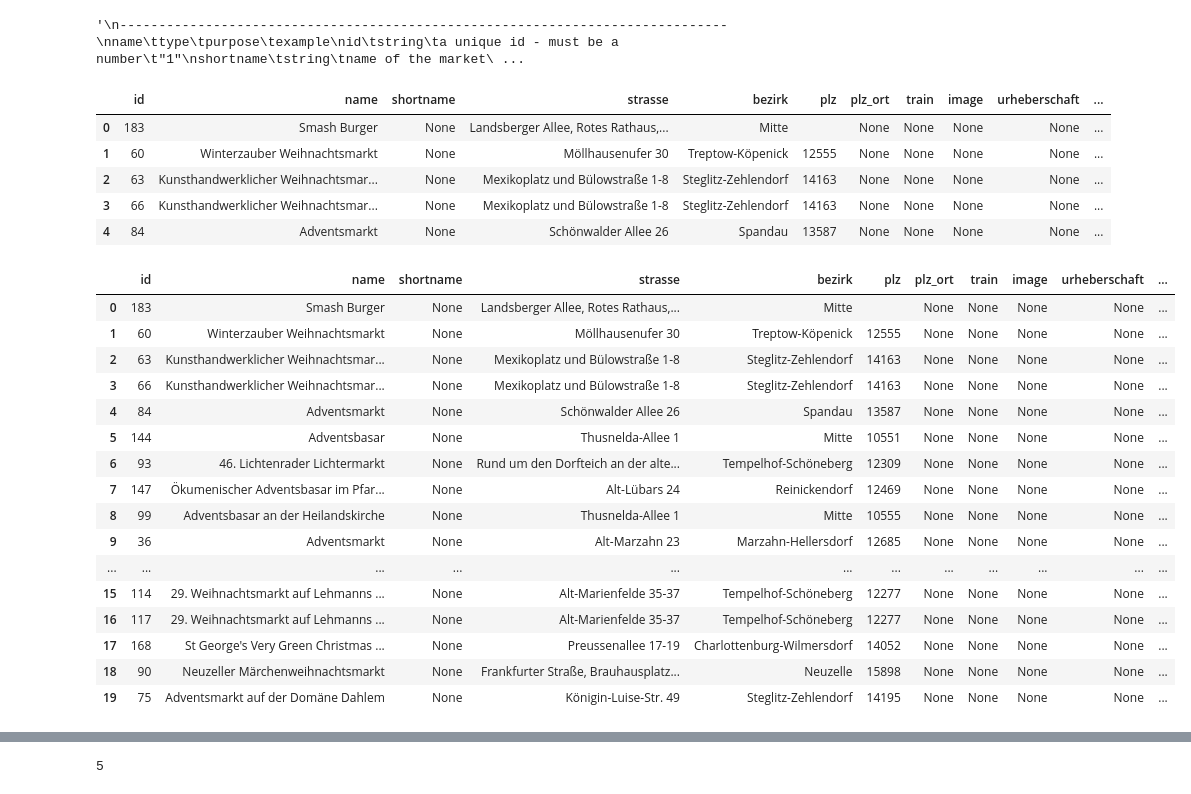
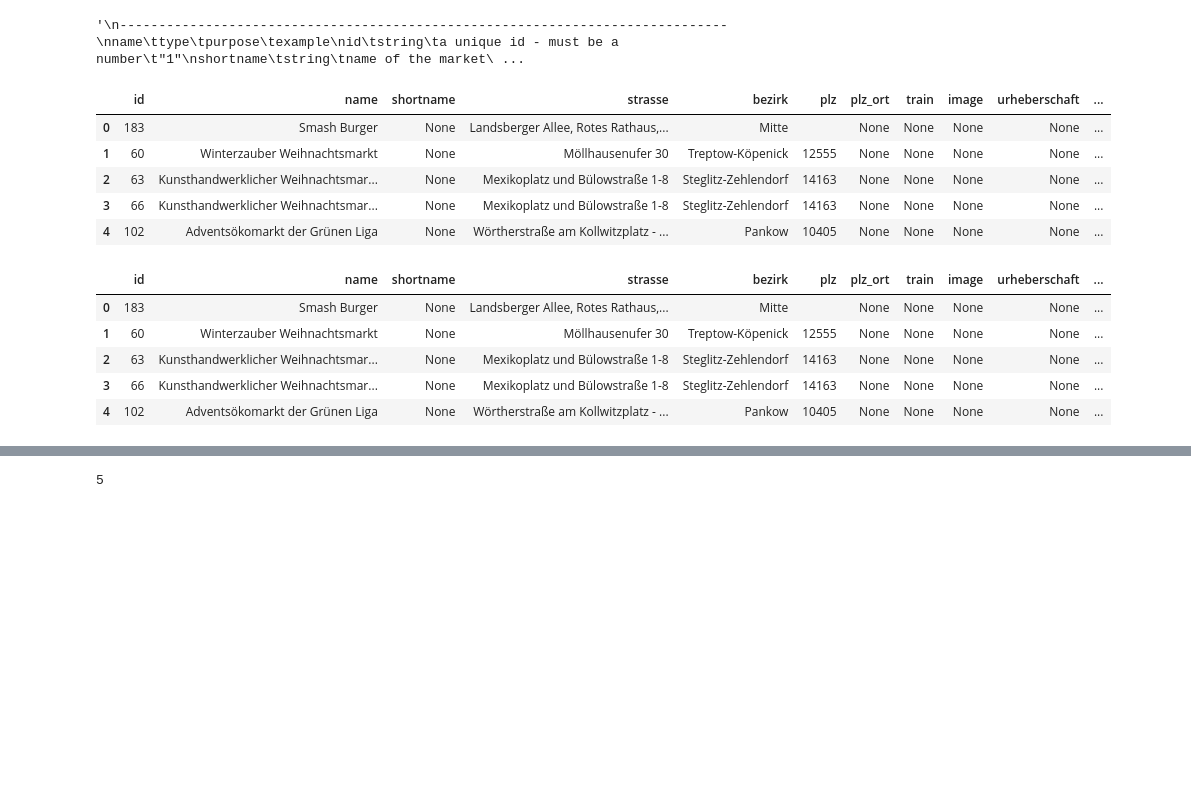
Before and after one commit to technologiestiftung/weihnachtsmarktkarte, a Jupyter notebook: data_processing/markets_2024.ipynb, the cells around one changed output, grey strips where cells are left out. Cells and saved outputs as stored; diff of their text form; code cells hidden in the pictures; blank space fills up the shorter version.

Commit message:
update data processing: train info, short_distance

```diff
--- a/data_processing/markets_2024.ipynb
+++ b/data_processing/markets_2024.ipynb
@@ -117,7 +155,6 @@ short_distance	string	filter short_distance	'0' or '1'
 
 df["shortname"] = None
 df["plz_ort"] = None
-df["train"] = None
 df["image"] = None
 df["urheberschaft"] = None
 df["Mo"] = None
@@ -147,7 +184,7 @@ df.head()
 | 1 | 60 | Winterzauber Weihnachtsmarkt | None | Möllhausenufer 30 | Treptow-Köpenick | 12555 | None | None | None | None | ... |
 | 2 | 63 | Kunsthandwerklicher Weihnachtsmar... | None | Mexikoplatz und Bülowstraße 1-8 | Steglitz-Zehlendorf | 14163 | None | None | None | None | ... |
 | 3 | 66 | Kunsthandwerklicher Weihnachtsmar... | None | Mexikoplatz und Bülowstraße 1-8 | Steglitz-Zehlendorf | 14163 | None | None | None | None | ... |
-| 4 | 84 | Adventsmarkt | None | Schönwalder Allee 26 | Spandau | 13587 | None | None | None | None | ... |
+| 4 | 102 | Adventsökomarkt der Grünen Liga | None | Wörtherstraße am Kollwitzplatz - ... | Pankow | 10405 | None | None | None | None | ... |
 # %%
 """
 ------------------------------------------------------------------------------
@@ -155,50 +192,39 @@ Identify "ort" by "lat" and "lng"
 ------------------------------------------------------------------------------
 """
 
-###Problem: zu viele Geokodierungsanfragen, Begrenzung der Anfragen pro Tag?
+###Problem: zu viele Geokodierungsanfragen, Begrenzung der Anfragen??
 
-geolocator = Nominatim(user_agent="myGeocoder")
+geolocator = Nominatim(user_agent="myGeocoder_xmas")
 
 def getLocation(lat, lng):
 
     if pd.isna(lat) or pd.isna(lng):
         return None
 
-    time.sleep(2)
 
     location = geolocator.reverse((lat, lng))
+    time.sleep(1)
 
     if location is not None:
         town = location.raw["address"].get("town")
         city = location.raw["address"].get("city")
 
         #return town or city
         return town if town else city if city else None
     else:
         return None
 
 #new column "ort"
 df["ort"] = df.apply(lambda row: getLocation(row["lat"], row["lng"]), axis=1)
 
-df.head(20)
+df.head()
 # %% [output]
 |  | id | name | shortname | strasse | bezirk | plz | plz_ort | train | image | urheberschaft | ... |
 | 0 | 183 | Smash Burger | None | Landsberger Allee, Rotes Rathaus,... | Mitte |  | None | None | None | None | ... |
 | 1 | 60 | Winterzauber Weihnachtsmarkt | None | Möllhausenufer 30 | Treptow-Köpenick | 12555 | None | None | None | None | ... |
 | 2 | 63 | Kunsthandwerklicher Weihnachtsmar... | None | Mexikoplatz und Bülowstraße 1-8 | Steglitz-Zehlendorf | 14163 | None | None | None | None | ... |
 | 3 | 66 | Kunsthandwerklicher Weihnachtsmar... | None | Mexikoplatz und Bülowstraße 1-8 | Steglitz-Zehlendorf | 14163 | None | None | None | None | ... |
-| 4 | 84 | Adventsmarkt | None | Schönwalder Allee 26 | Spandau | 13587 | None | None | None | None | ... |
-| 5 | 144 | Adventsbasar | None | Thusnelda-Allee 1 | Mitte | 10551 | None | None | None | None | ... |
-| 6 | 93 | 46. Lichtenrader Lichtermarkt | None | Rund um den Dorfteich an der alte... | Tempelhof-Schöneberg | 12309 | None | None | None | None | ... |
-| 7 | 147 | Ökumenischer Adventsbasar im Pfar... | None | Alt-Lübars 24 | Reinickendorf | 12469 | None | None | None | None | ... |
-| 8 | 99 | Adventsbasar an der Heilandskirche | None | Thusnelda-Allee 1 | Mitte | 10555 | None | None | None | None | ... |
-| 9 | 36 | Adventsmarkt | None | Alt-Marzahn 23 | Marzahn-Hellersdorf | 12685 | None | None | None | None | ... |
-| ... | ... | ... | ... | ... | ... | ... | ... | ... | ... | ... | ... |
-| 15 | 114 | 29. Weihnachtsmarkt auf Lehmanns ... | None | Alt-Marienfelde 35-37 | Tempelhof-Schöneberg | 12277 | None | None | None | None | ... |
-| 16 | 117 | 29. Weihnachtsmarkt auf Lehmanns ... | None | Alt-Marienfelde 35-37 | Tempelhof-Schöneberg | 12277 | None | None | None | None | ... |
-| 17 | 168 | St George's Very Green Christmas ... | None | Preussenallee 17-19 | Charlottenburg-Wilmersdorf | 14052 | None | None | None | None | ... |
-| 18 | 90 | Neuzeller Märchenweihnachtsmarkt | None | Frankfurter Straße, Brauhausplatz... | Neuzelle | 15898 | None | None | None | None | ... |
-| 19 | 75 | Adventsmarkt auf der Domäne Dahlem | None | Königin-Luise-Str. 49 | Steglitz-Zehlendorf | 14195 | None | None | None | None | ... |
+| 4 | 102 | Adventsökomarkt der Grünen Liga | None | Wörtherstraße am Kollwitzplatz - ... | Pankow | 10405 | None | None | None | None | ... |
 # %%
 #combined column "plz_ort" as str
 df["plz_ort"] = df["plz"].astype(str) + " " + df["ort"]
```
Also changed, not shown: parts of 39 cells of this notebook, 1 other file.
